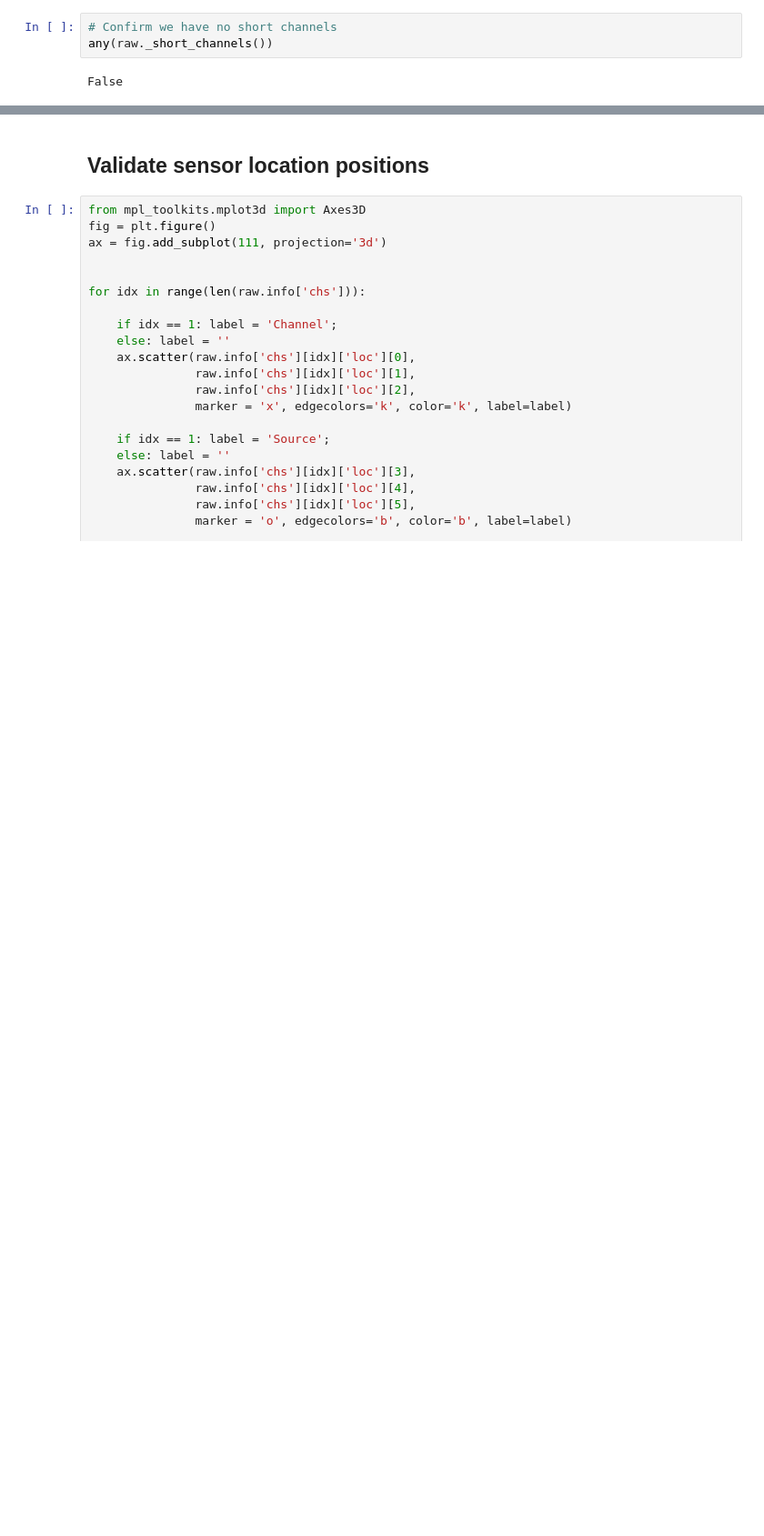
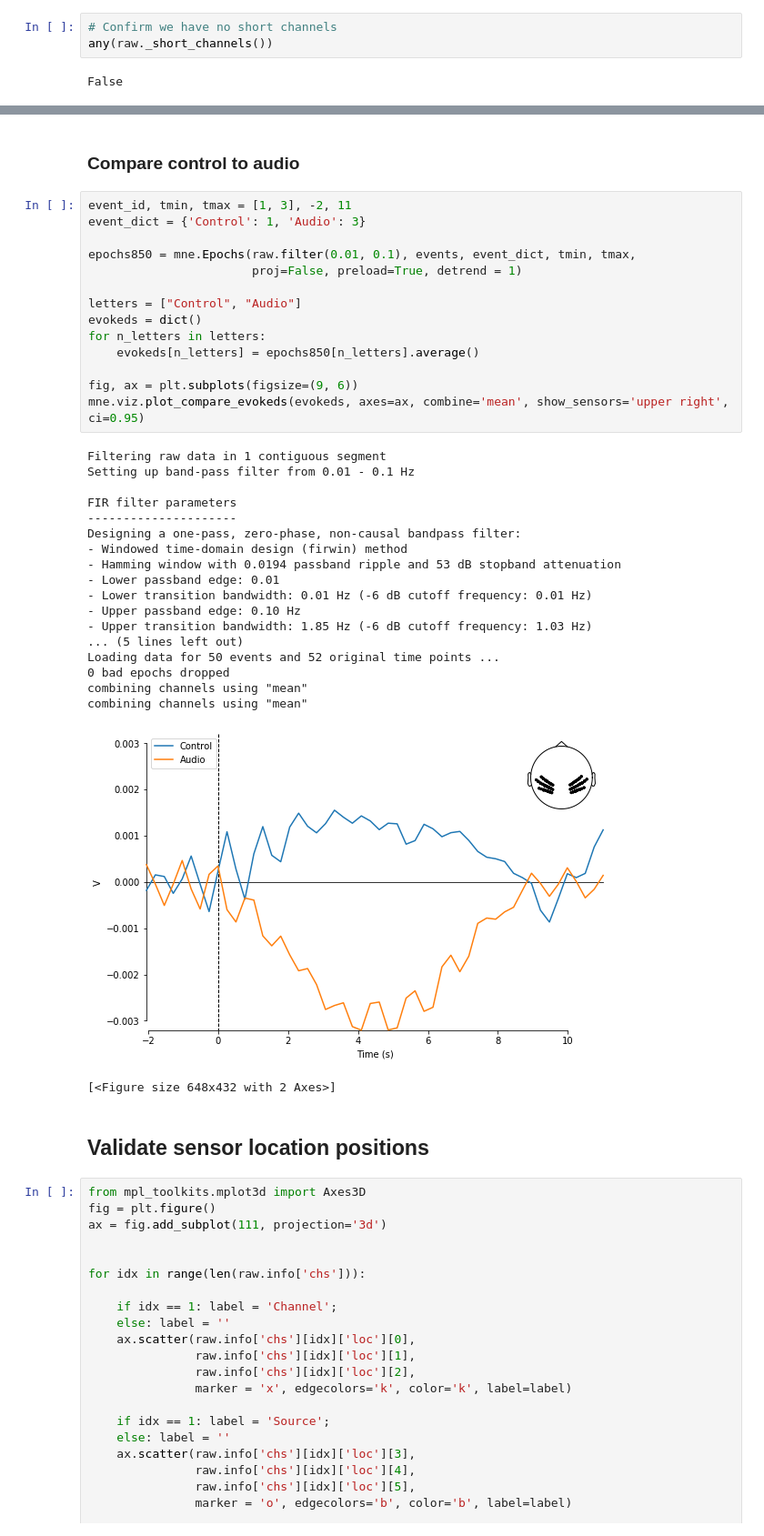
Before and after one commit to rob-luke/mne-fnirs-demo, a Jupyter notebook: NIRx Reader.ipynb, the cells around one changed output, grey strips where cells are left out. Shown: that part at 91% size. Saved outputs shown, nothing was run; the diff lists cells and outputs as text; blank space fills up the shorter version.

```diff
--- a/NIRx Reader.ipynb
+++ b/NIRx Reader.ipynb
@@ -77,4 +69,40 @@ combining channels using "mean"
 [<Figure size 432x288 with 3 Axes>]
+# %% [markdown]
+### Compare control to audio
+# %%
+event_id, tmin, tmax = [1, 3], -2, 11
+event_dict = {'Control': 1, 'Audio': 3}
+
+epochs850 = mne.Epochs(raw.filter(0.01, 0.1), events, event_dict, tmin, tmax,
+                       proj=False, preload=True, detrend = 1)
+
+letters = ["Control", "Audio"]
+evokeds = dict()
+for n_letters in letters:
+    evokeds[n_letters] = epochs850[n_letters].average()
+
+fig, ax = plt.subplots(figsize=(9, 6))
+mne.viz.plot_compare_evokeds(evokeds, axes=ax, combine='mean', show_sensors='upper right', ci=0.95)
+# %% [output]
+Filtering raw data in 1 contiguous segment
+Setting up band-pass filter from 0.01 - 0.1 Hz
+
+FIR filter parameters
+---------------------
+Designing a one-pass, zero-phase, non-causal bandpass filter:
+- Windowed time-domain design (firwin) method
+- Hamming window with 0.0194 passband ripple and 53 dB stopband attenuation
+- Lower passband edge: 0.01
+- Lower transition bandwidth: 0.01 Hz (-6 dB cutoff frequency: 0.01 Hz)
+- Upper passband edge: 0.10 Hz
+- Upper transition bandwidth: 1.85 Hz (-6 dB cutoff frequency: 1.03 Hz)
+... (5 lines left out)
+Loading data for 50 events and 52 original time points ...
+0 bad epochs dropped
+combining channels using "mean"
+combining channels using "mean"
+[figure, added]
+[<Figure size 648x432 with 2 Axes>]
 # %% [markdown]
 ## Validate sensor location positions
 # %%
```
Also changed, not shown: parts of 4 cells of this notebook.
